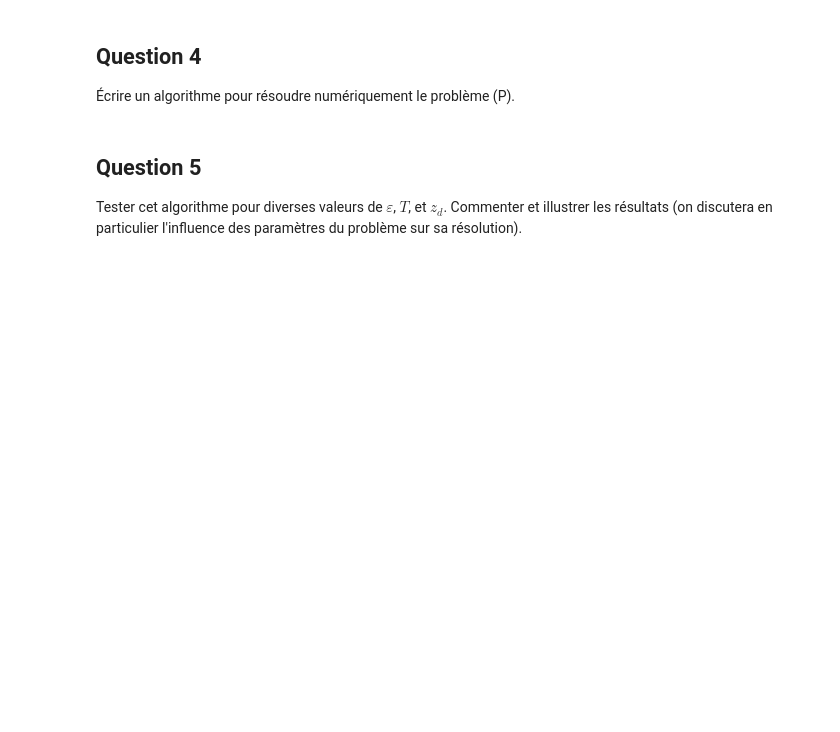
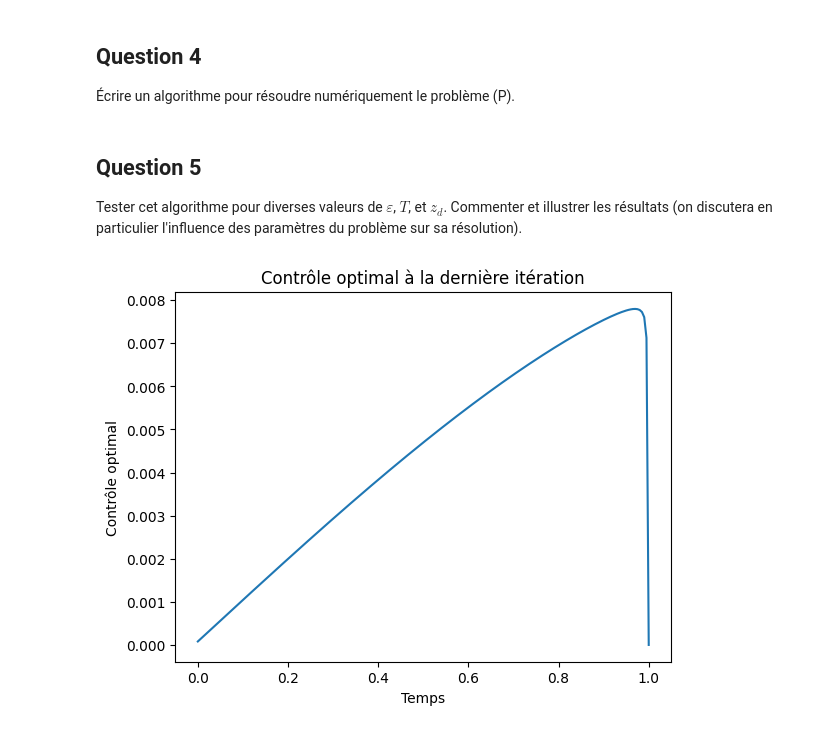
Before and after one commit to jobinhio/projets-data-science, a Jupyter notebook: Controle Optimal/Duprez/TP3.ipynb, the cells around one changed output. Cells and saved outputs as stored; diff of their text form; code cells hidden in the pictures; blank space fills up the shorter version.

Commit message:
update tp3 controle

```diff
--- a/Controle Optimal/Duprez/TP3.ipynb
+++ b/Controle Optimal/Duprez/TP3.ipynb
@@ -344,7 +462,7 @@ def solver(Nx, Nt, L, T, zd,epsilon):
     # Initialisation du controle U
     U = np.zeros((Maxit , Nt + 1))
 
-    # Conditions initiales du controle
+    # controle u^0
     U[0, :] = np.ones(Nt + 1)
 
     for k in range(1,Maxit-1):
@@ -356,7 +474,7 @@ def solver(Nx, Nt, L, T, zd,epsilon):
         x_values_adjoint, t_values_adjoint, P_adjoint = adjoint_scheme(Nx, Nt, L, T, zd,Y_direct )
 
         # calcul du gradient
-        gk = epsilon*U[k, :]
+        gk = P_adjoint[:,-1] + epsilon*U[k, :]
 
         # calcul du controle à k+1
         pas =0.01
@@ -367,3 +485,29 @@ def solver(Nx, Nt, L, T, zd,epsilon):
 ## Question 5
 
 Tester cet algorithme pour diverses valeurs de $\varepsilon$, $T$, et $z_d$. Commenter et illustrer les résultats (on discutera en particulier l'influence des paramètres du problème sur sa résolution).
+# %%
+import numpy as np
+import matplotlib.pyplot as plt
+
+# Définir la fonction zd
+def zd(t):
+    return np.sin(t)
+
+# Définir les paramètres
+Nx = 100
+Nt = 200
+L = 1.0
+T = 1.0
+epsilon = 0.01
+
+# Appeler la fonction solver
+U_optimal = solver(Nx, Nt, L, T, zd, epsilon)
+
+# Visualiser les résultats (par exemple, le contrôle optimal à la dernière itération)
+plt.plot(np.linspace(0, T, Nt + 1), U_optimal[-1, :])
+plt.xlabel('Temps')
+plt.ylabel('Contrôle optimal')
+plt.title('Contrôle optimal à la dernière itération')
+plt.show()
+# %% [output]
+[figure, added]
```
Also changed, not shown: parts of 17 cells of this notebook.
